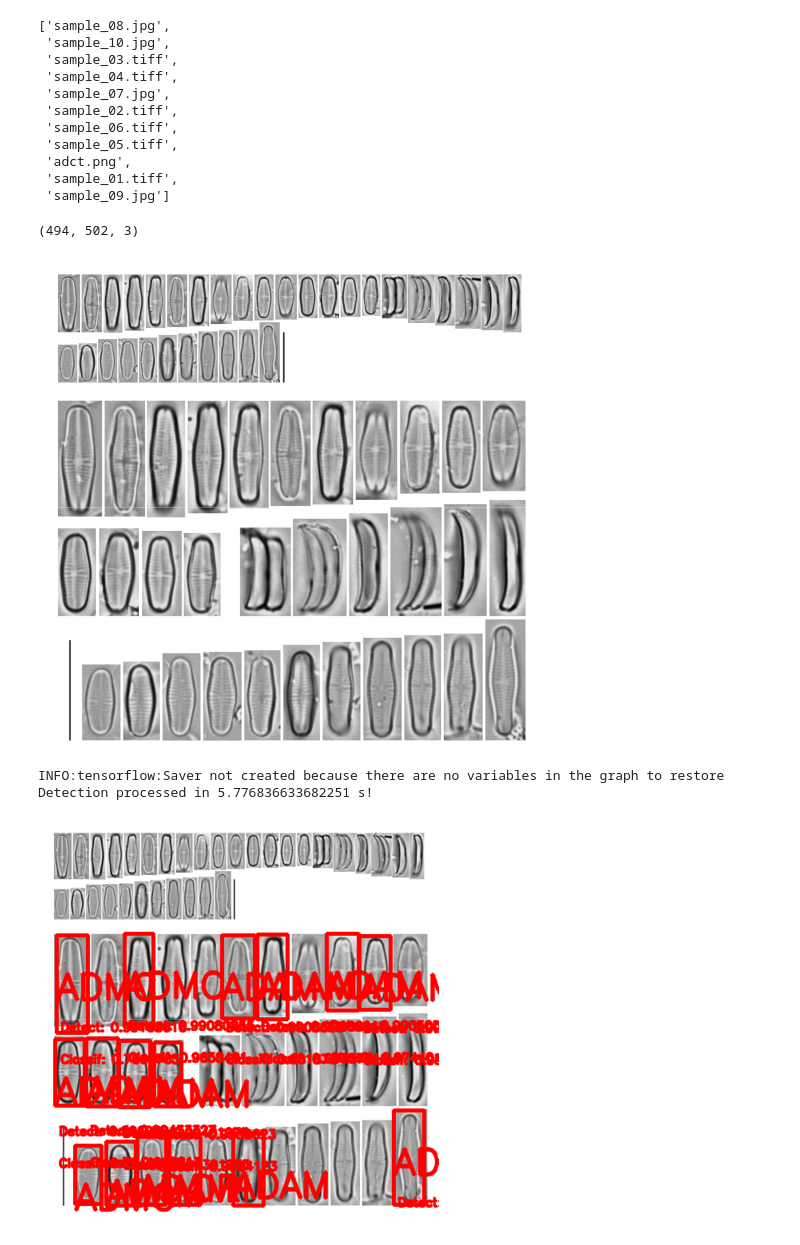
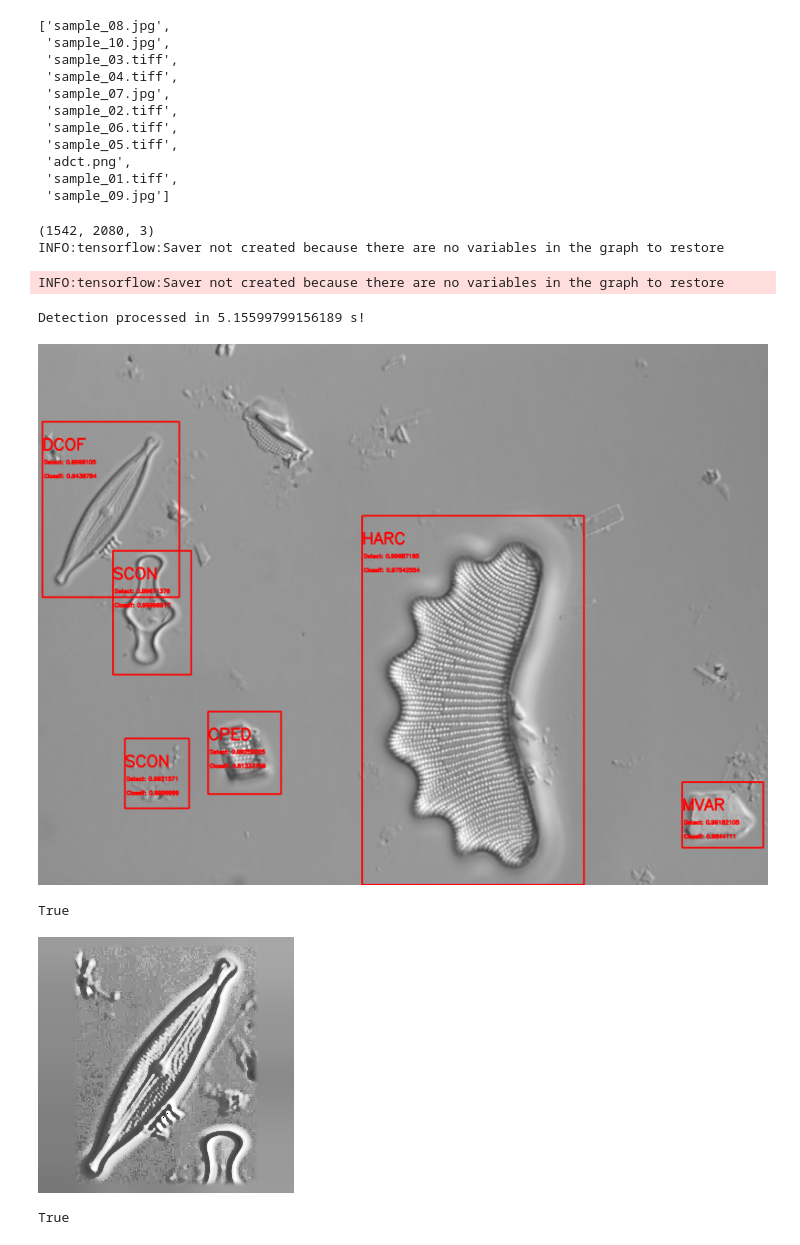
Before and after one commit to xuewengeophysics/Super-Diatom-Classifier, a Jupyter notebook: diatom_classification/pipeline.ipynb, the cells around one changed output. Saved outputs shown, nothing was run; the diff lists cells and outputs as text; code cells hidden in the pictures.

```diff
--- a/diatom_classification/pipeline.ipynb
+++ b/diatom_classification/pipeline.ipynb
@@ -32,7 +33,7 @@ def run_detection(model_path, sample):
     print("Detection processed in", time.time()-start, "s!")
     return detection_results
 
-def get_thumbails_batch(sample, detection, score_thresold=0.5, verbose=False):
+def get_thumbails_batch(sample, detection, score_thresold=0.5, verbose=False, ref_img=None):
     thumbails = {}
     thumbails["batch"] = []
     thumbails["bounding_box"] = []
@@ -44,6 +45,7 @@ def get_thumbails_batch(sample, detection, score_thresold=0.5, verbose=False):
             ymin, xmin, ymax, xmax = int(box[0]*height), int(box[1]*width), int(box[2]*height), int(box[3]*width)
             if verbose: image_detections = cv2.rectangle(image_detections, (xmin, ymin), (xmax, ymax), (255, 0, 0), 4)
             thumbail = sample[ymin:ymax, xmin:xmax, :]
+            if not ref_img is None: thumbail = match_histograms(thumbail, ref_img, multichannel=False)
             thumbail = convert_to_square(thumbail, new_size=256)
             thumbail = np.repeat(thumbail[:, :, np.newaxis], 3, axis=2)
             thumbails["batch"].append(thumbail)
@@ -57,12 +59,12 @@ def get_thumbails_batch(sample, detection, score_thresold=0.5, verbose=False):
     return thumbails
 # %% [markdown]
 # Classification
-# %%
-class_root = "/home/pfauregi/Super-Diatomee-Classifier/diatom_classification/thumbnail_classification/saved_models/"
-class_model_path = os.path.join(class_root, "model.json")
-class_model_weights = os.path.join(class_root, "model.h5")
-
-inv_id_map = {v: k for k, v in get_selected_taxons('../../selected_taxons.txt').items()}
+# %%
+class_root = os.path.join(ROOT,"training/thumbails/saved_models/normalized_model")
+class_model_path = os.path.join(class_root, "model.json")
+class_model_weights_path = os.path.join(class_root, "model.h5")
+id_map_inv = get_selected_taxons(os.path.join(class_root, "model_id_map.csv"), inv=True)
+ref_img = cv2.imread(os.path.join(class_root, "ref_img.png"))
 # %%
 def run_classification(class_model_path, class_model_weights, thumbails_batch):
     json_file = open(class_model_path, 'r')
@@ -75,7 +77,7 @@ def run_classification(class_model_path, class_model_weights, thumbails_batch):
     out = loaded_model.predict(thumbails_batch, batch_size=thumbails_batch.shape[0], use_multiprocessing=True)
     return out
 
-def draw_classif(sample, thumbails, image_scale = 0.4, text_scale = 1):
+def draw_classif(sample, thumbails, inv_id_map, image_scale = 0.4, text_scale = 1):
     image_detections = sample.copy()
     for bb, label, score in zip(thumbails["bounding_box"], thumbails["labels"], thumbails["score"]):
         if np.max(label)>=0.4:
@@ -115,29 +117,34 @@ onlyfiles
  'sample_01.tiff',
  'sample_09.jpg']
 # %%
-sample = load_image(os.path.join(path, onlyfiles[8]))
+sample = load_image(os.path.join(path, onlyfiles[0]))
 print(sample.shape)
-display(Image.fromarray(sample))
+#display(Image.fromarray(sample))
 
 # Detection
 detection_results = run_detection(detection_model_path, sample)
-thumbails = get_thumbails_batch(sample, detection_results, score_thresold=0.99, verbose=False)
+thumbails = get_thumbails_batch(sample, detection_results, score_thresold=0.99, verbose=False, ref_img=ref_img)
 
 # Classification
-thumbails["labels"] = run_classification(class_model_path, class_model_weights, thumbails["batch"])
-final_image = draw_classif(sample, thumbails, image_scale=0.8, text_scale=0.5)
+thumbails["labels"] = run_classification(class_model_path, class_model_weights_path, thumbails["batch"])
+final_image = draw_classif(sample, thumbails, id_map_inv, image_scale=0.8, text_scale=0.5)
 # %% [output]
-(494, 502, 3)
+(1542, 2080, 3)
+INFO:tensorflow:Saver not created because there are no variables in the graph to restore
+INFO:tensorflow:Saver not created because there are no variables in the graph to restore
+Detection processed in 5.15599799156189 s!
-[figure, old version]
+[figure, new version]
-INFO:tensorflow:Saver not created because there are no variables in the graph to restore
-Detection processed in 5.776836633682251 s!
-[figure, removed]
 # %%
 cv2.imwrite("./test.png", final_image)
+# %% [output]
+True
 # %%
-np_img = (thumbails["batch"][5]*255).astype('uint8')
+np_img = (thumbails["batch"][0]*255).astype('uint8')
 display(Image.fromarray(np_img))
 cv2.imwrite("./test.png", np_img)
+# %% [output]
+[figure, added]
+True
 # %%
 # List of the strings that is used to add correct label for each box.
 PATH_TO_LABELS = '/mnt/nvme-storage/pfauregi/artificial_datasets/dataset03_tfr/multiclass_label_map.pbtxt'
```
Also changed, not shown: parts of 1 cell of this notebook, 7 other files.
